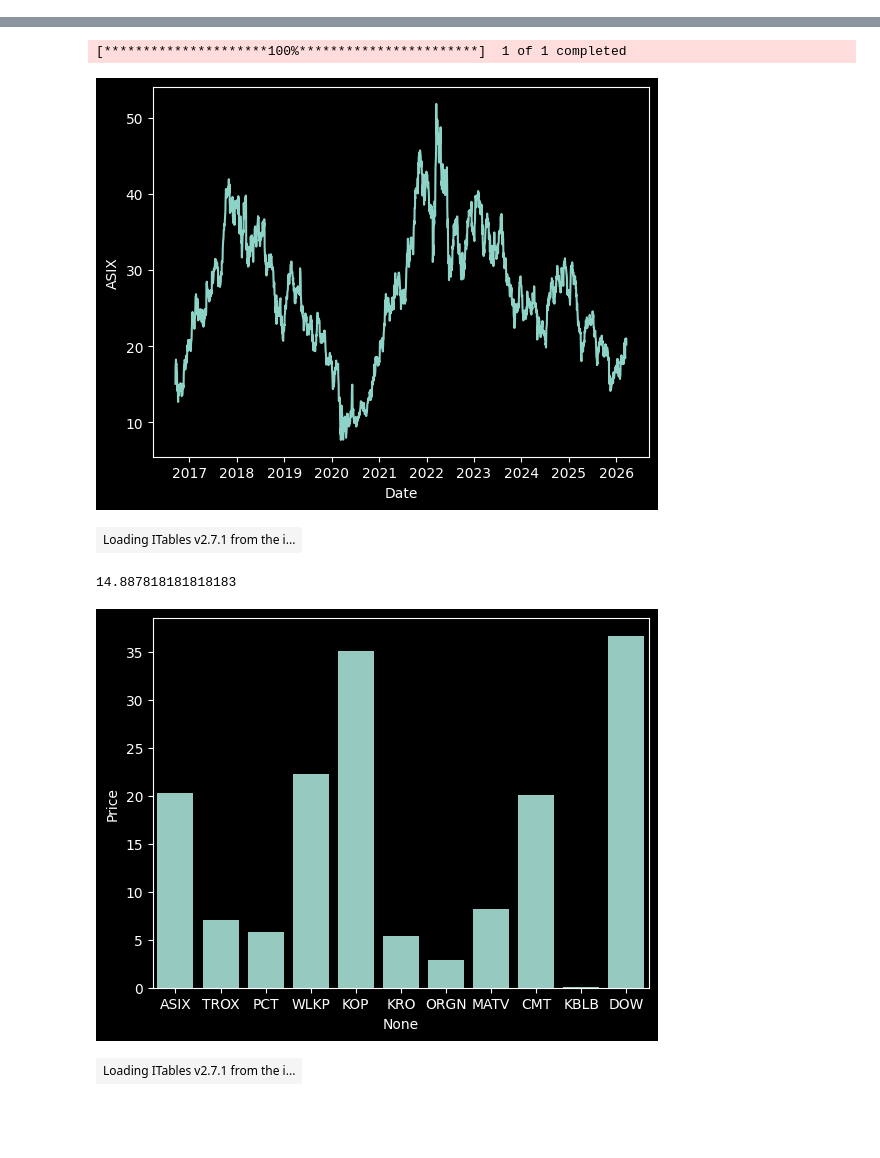
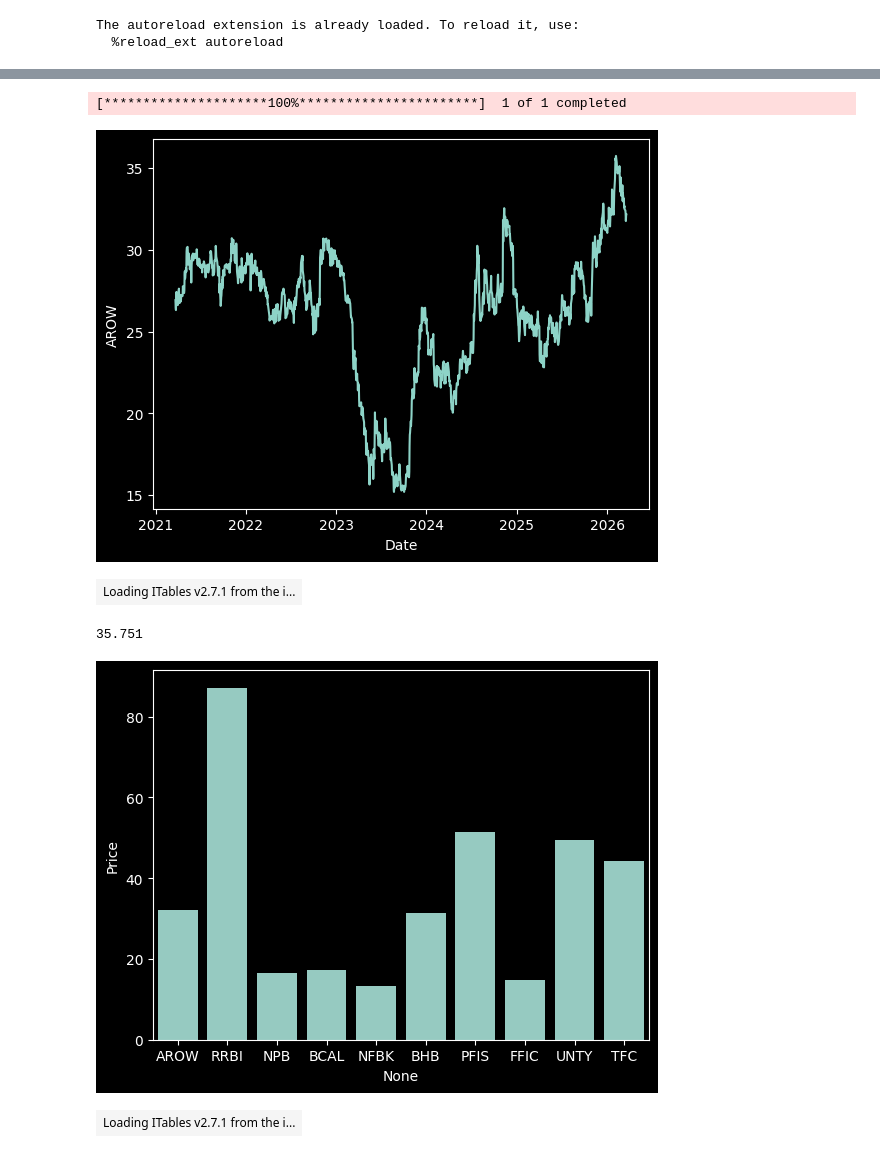
Before and after one commit to hodge-py/Quatro_Models, a Jupyter notebook: ASIX.ipynb, the cells around one changed output, grey strips where cells are left out. Cells and saved outputs as stored; diff of their text form; code cells hidden in the pictures; blank space fills up the shorter version.

```diff
--- a/ASIX.ipynb
+++ b/ASIX.ipynb
@@ -1,32 +1,36 @@
 # %%
 %load_ext autoreload
 %autoreload 1
 %aimport fundamentals
 
 import finnhub
 import pandas as pd
 import json
 from fundamentals import Fundamentals
 import numpy as np
 from itables import init_notebook_mode, options
 import seaborn as sns
 import matplotlib.pyplot as plt
 import yfinance as yf
+import datetime as dt
 init_notebook_mode(all_interactive=True)
 options.style = "table-layout:auto; width:50%;"
 plt.style.use('dark_background')
 pd.set_option('display.float_format', '{:.2f}'.format)
 
 # Setup client
-Fun = Fundamentals('ASIX', '2026-01-01', '2026-03-01')
+# ASIX
+Fun = Fundamentals('AROW', '2026-01-01', dt.datetime.now().strftime('%Y-%m-%d'))
 
 historical = Fun.get_history()
 sns.lineplot(x=historical.index, y=historical['Close'].squeeze())
 plt.show()
 # %% [output]
+The autoreload extension is already loaded. To reload it, use:
+  %reload_ext autoreload
 [interactive output not drawn]
-[*********************100%***********************]  1 of 1 completed
+[*********************100%***********************]  1 of 1 completed
-[figure, old version]
+[figure, new version]
 # %%
 funds = Fun.get_fundamentals()
 
@@ -39,8 +43,8 @@ print(avg_price)
 sns.barplot(x=peers.index, y=peers['Price'])
 plt.show()
 # %% [output]
-14.887818181818183
+35.751
-[figure, old version]
+[figure, new version]
 # %%
 fairValues = Fun.caculateFairValues()
 
```
Also changed, not shown: parts of 1 cell of this notebook, 1 other file.
